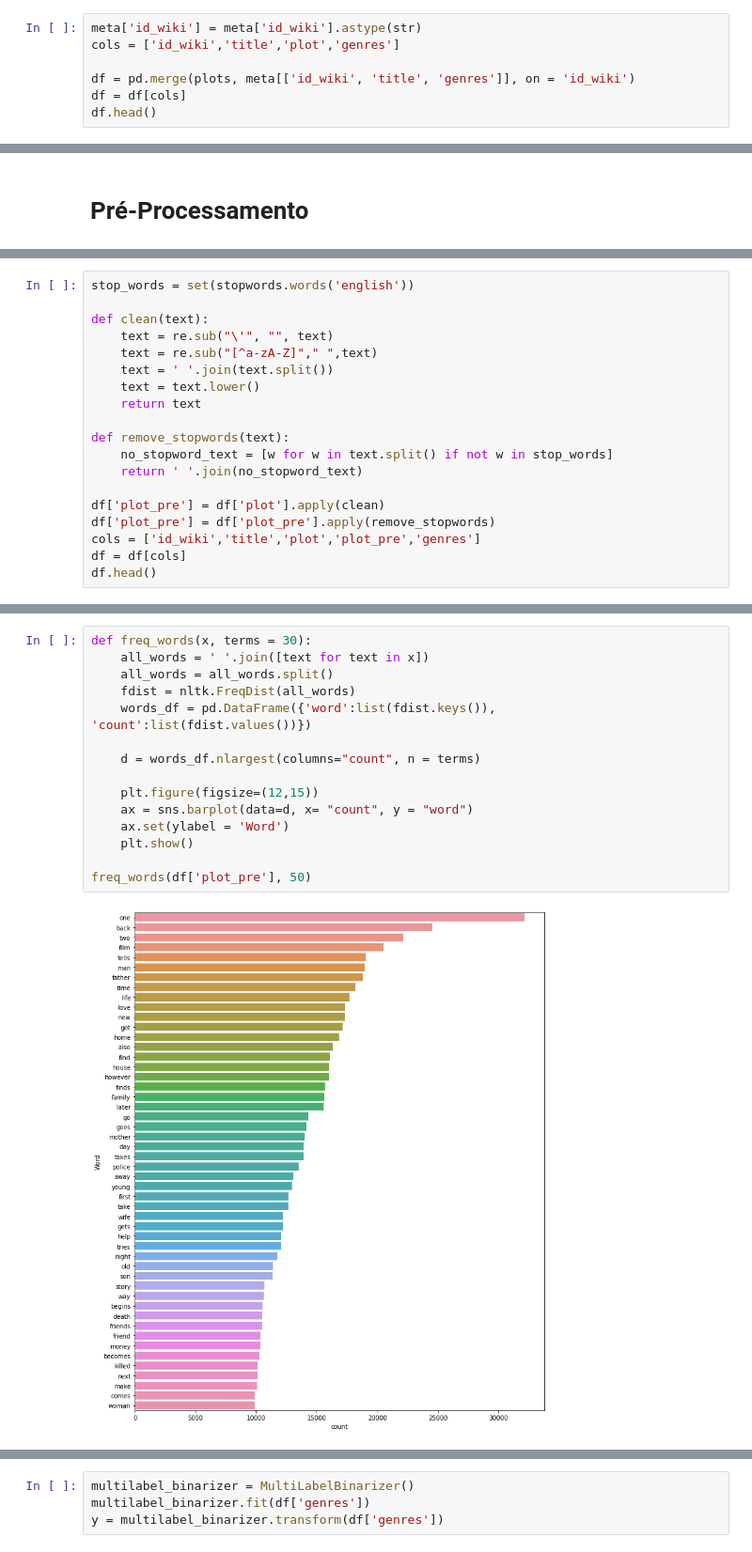
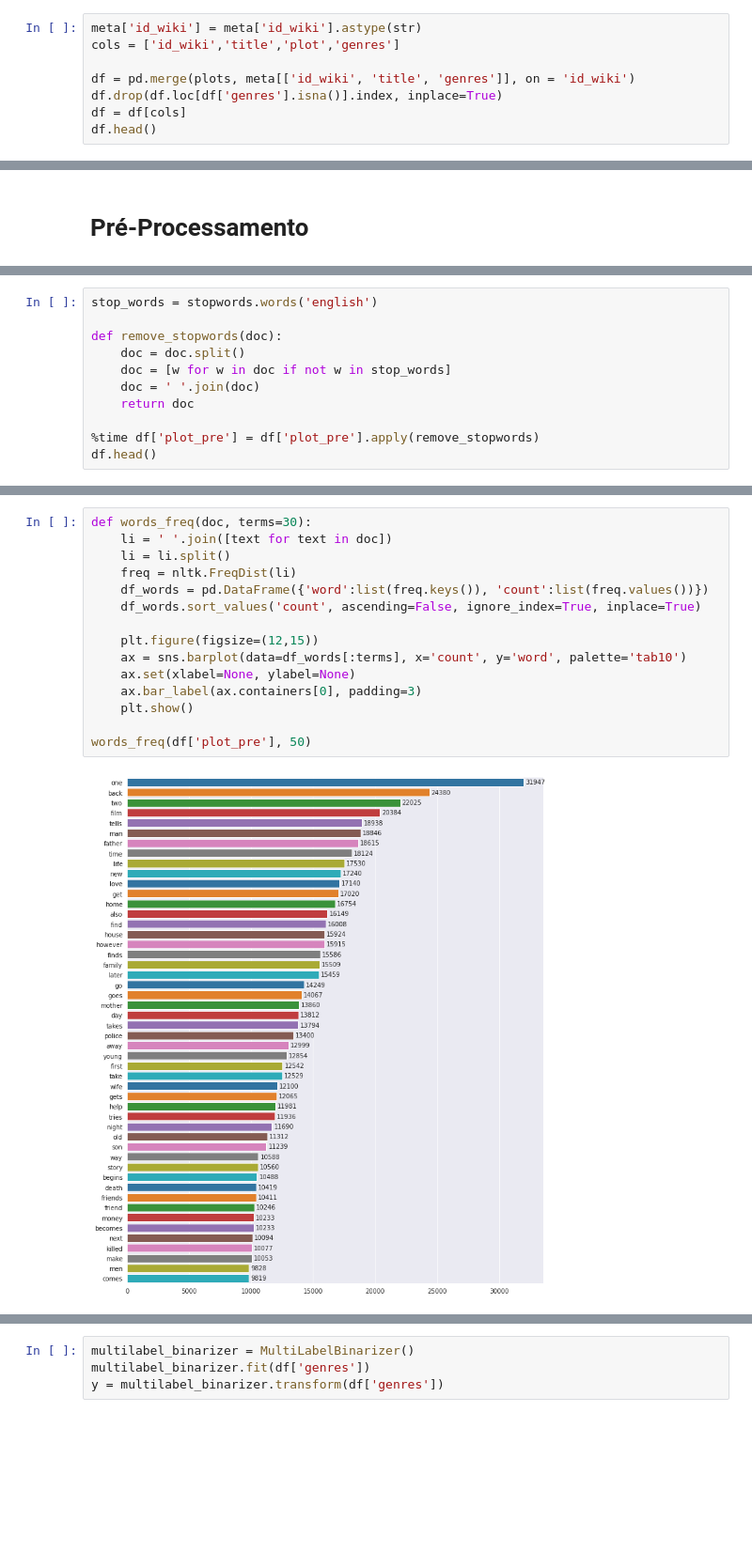
Before and after one commit to Durfan/ufsj-Data-Science, a Jupyter notebook: tp/tp.ipynb, the cells around one changed output, grey strips where cells are left out. Shown at 94% size. Drawn from its saved outputs; the diff is of its cells as text; blank space fills up the shorter version.

```diff
--- a/tp/tp.ipynb
+++ b/tp/tp.ipynb
@@ -82,6 +79,7 @@ meta['id_wiki'] = meta['id_wiki'].astype(str)
 cols = ['id_wiki','title','plot','genres']
 
 df = pd.merge(plots, meta[['id_wiki', 'title', 'genres']], on = 'id_wiki')
+df.drop(df.loc[df['genres'].isna()].index, inplace=True)
 df = df[cols]
 df.head()
 # %% [output]
@@ -112,20 +141,12 @@ plt.show()
 # %%
-stop_words = set(stopwords.words('english'))
+stop_words = stopwords.words('english')
 
-def clean(text):
-    text = re.sub("\'", "", text)
-    text = re.sub("[^a-zA-Z]"," ",text)
-    text = ' '.join(text.split())
-    text = text.lower()
-    return text
+def remove_stopwords(doc):
+    doc = doc.split()
+    doc = [w for w in doc if not w in stop_words]
+    doc = ' '.join(doc)
+    return doc
 
-def remove_stopwords(text):
-    no_stopword_text = [w for w in text.split() if not w in stop_words]
-    return ' '.join(no_stopword_text)
-
-df['plot_pre'] = df['plot'].apply(clean)
-df['plot_pre'] = df['plot_pre'].apply(remove_stopwords)
-cols = ['id_wiki','title','plot','plot_pre','genres']
-df = df[cols]
+%time df['plot_pre'] = df['plot_pre'].apply(remove_stopwords)
 df.head()
 # %% [output]
@@ -136,19 +159,19 @@ df.head()
 | 3 | 2231378 | The Lemon Drop Kid | The Lemon Drop Kid , a New York C... | lemon drop kid new york city swin... | [Screwball comedy, Comedy] |
 | 4 | 595909 | A Cry in the Dark | Seventh-day Adventist Church past... | seventh day adventist church past... | [Crime Fiction, Drama, Docudrama,... |
 # %%
-def freq_words(x, terms = 30):
-    all_words = ' '.join([text for text in x])
-    all_words = all_words.split()
-    fdist = nltk.FreqDist(all_words)
-    words_df = pd.DataFrame({'word':list(fdist.keys()), 'count':list(fdist.values())})
-
-    d = words_df.nlargest(columns="count", n = terms)
+def words_freq(doc, terms=30):
+    li = ' '.join([text for text in doc])
+    li = li.split()
+    freq = nltk.FreqDist(li)
+    df_words = pd.DataFrame({'word':list(freq.keys()), 'count':list(freq.values())})
+    df_words.sort_values('count', ascending=False, ignore_index=True, inplace=True)
 
     plt.figure(figsize=(12,15))
-    ax = sns.barplot(data=d, x= "count", y = "word")
-    ax.set(ylabel = 'Word')
+    ax = sns.barplot(data=df_words[:terms], x='count', y='word', palette='tab10')
+    ax.set(xlabel=None, ylabel=None)
+    ax.bar_label(ax.containers[0], padding=3)
     plt.show()
 
-freq_words(df['plot_pre'], 50)
+words_freq(df['plot_pre'], 50)
 # %% [output]
-[figure, old version]
+[figure, new version]
```
Also changed, not shown: parts of 24 cells of this notebook.
